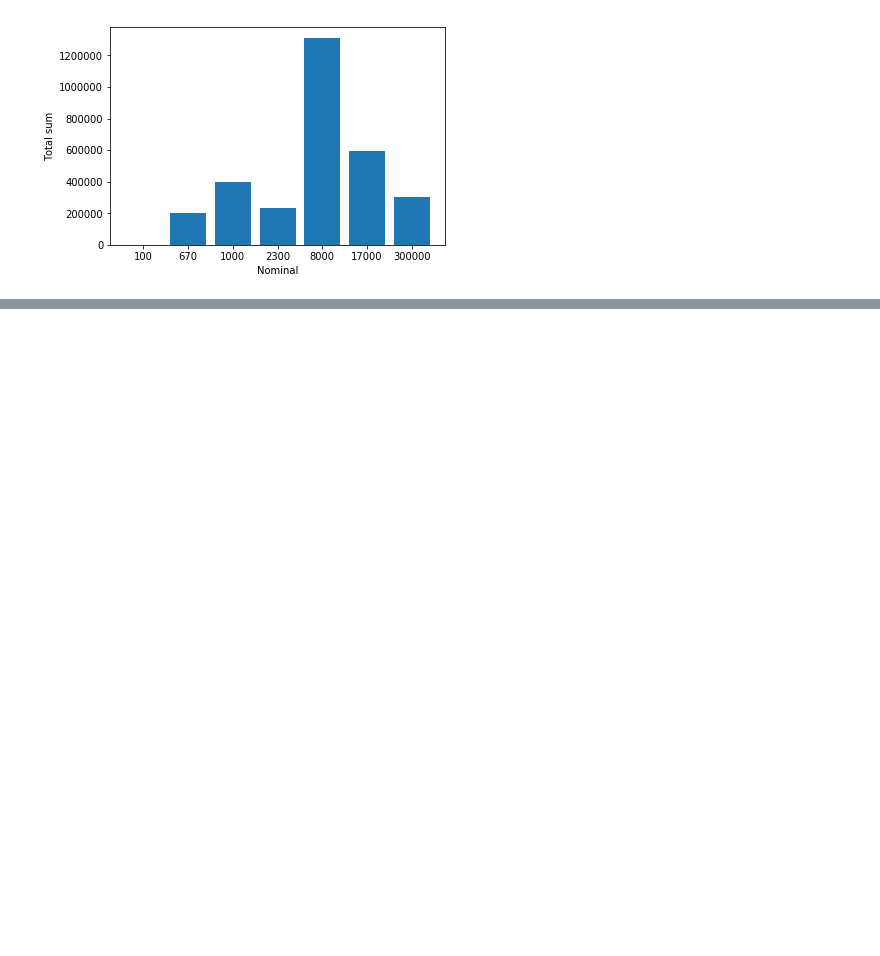
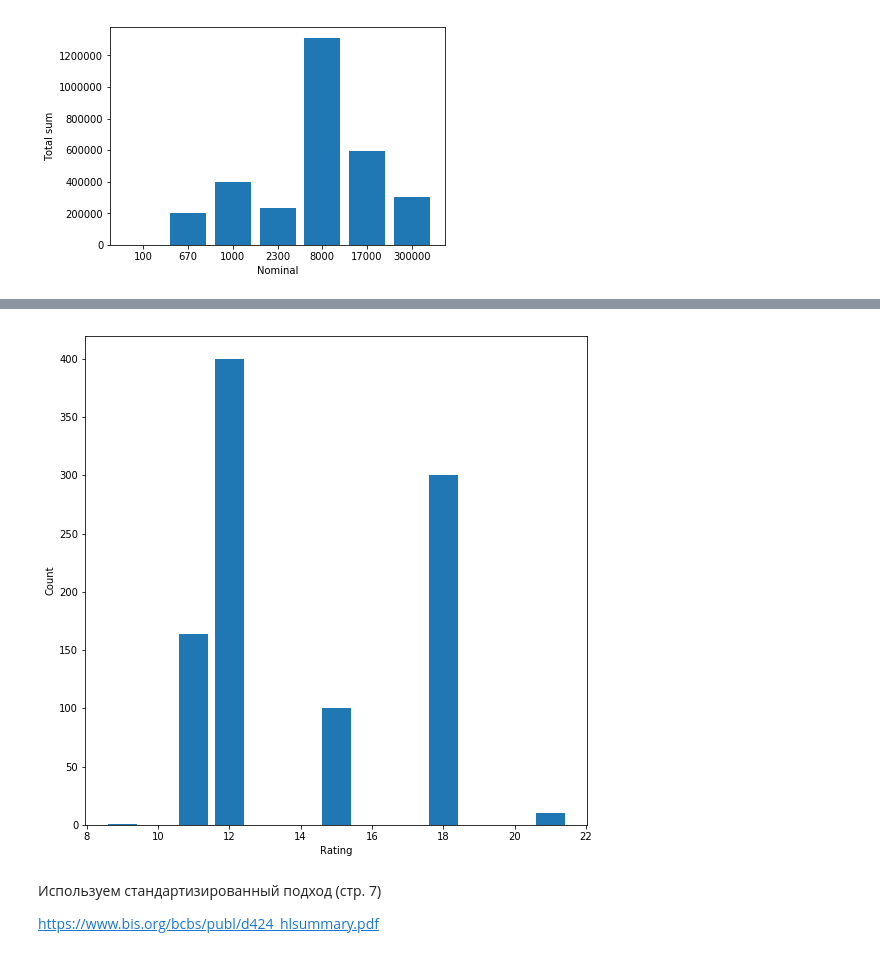
Before and after one commit to DmitryN10/RWA, a Jupyter notebook: RWA.ipynb, the cells around one changed output, grey strips where cells are left out. Drawn from its saved outputs; the diff is of its cells as text; code cells hidden in the pictures; blank space fills up the shorter version.

```diff
--- a/RWA.ipynb
+++ b/RWA.ipynb
@@ -103,0 +95,12 @@ ModuleNotFoundError: No module named 'plotly'
+# %%
+plt.figure(figsize=(9, 9))
+plt.bar(left=d['rating'], height=d['cnt'])
+plt.xlabel('Rating')
+plt.ylabel('Count')
+plt.show()
+# %% [output]
+[figure, added]
+# %% [markdown]
+Используем стандартизированный подход (стр. 7)
+
+https://www.bis.org/bcbs/publ/d424_hlsummary.pdf
```
Also changed, not shown: parts of 21 cells of this notebook.
